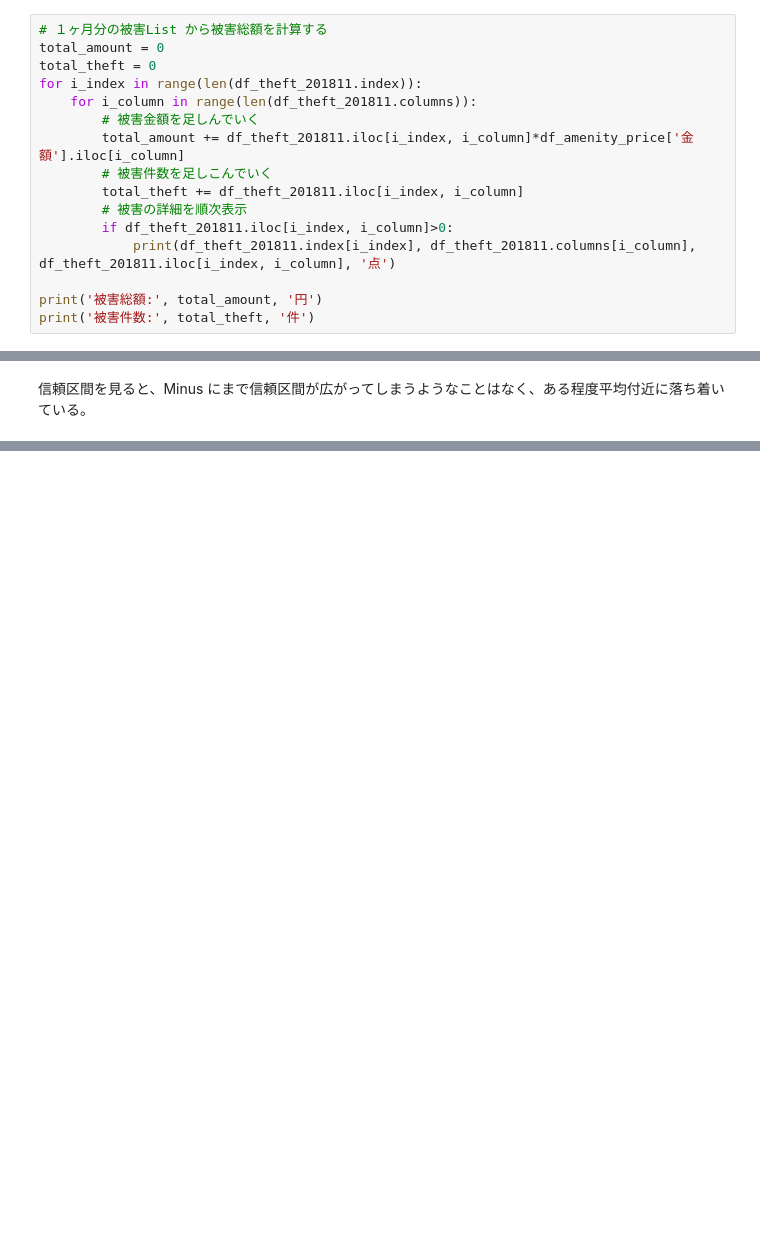
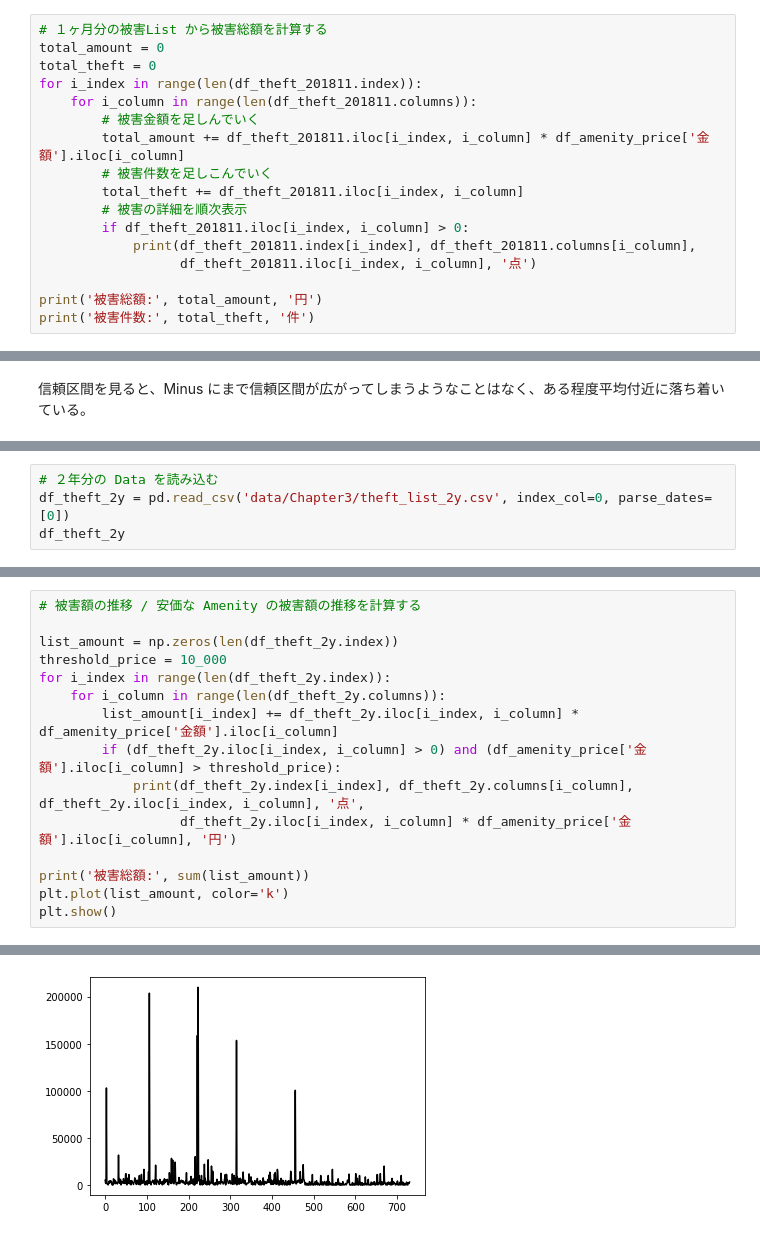
Before and after one commit to 1024xx4/math_programing_for_ai_and_ds, a Jupyter notebook: number_of_required_data.ipynb, the cells around one changed output, grey strips where cells are left out. Saved outputs shown, nothing was run; the diff lists cells and outputs as text; blank space fills up the shorter version.

Commit message:
Analyze: ２年分の Data による「答え合わせ」をしてみる#5

```diff
--- a/number_of_required_data.ipynb
+++ b/number_of_required_data.ipynb
@@ -318,12 +318,13 @@ total_theft = 0
 for i_index in range(len(df_theft_201811.index)):
     for i_column in range(len(df_theft_201811.columns)):
         # 被害金額を足しんでいく
-        total_amount += df_theft_201811.iloc[i_index, i_column]*df_amenity_price['金額'].iloc[i_column]
+        total_amount += df_theft_201811.iloc[i_index, i_column] * df_amenity_price['金額'].iloc[i_column]
         # 被害件数を足しこんでいく
         total_theft += df_theft_201811.iloc[i_index, i_column]
         # 被害の詳細を順次表示
-        if df_theft_201811.iloc[i_index, i_column]>0:
-            print(df_theft_201811.index[i_index], df_theft_201811.columns[i_column], df_theft_201811.iloc[i_index, i_column], '点')
+        if df_theft_201811.iloc[i_index, i_column] > 0:
+            print(df_theft_201811.index[i_index], df_theft_201811.columns[i_column],
+                  df_theft_201811.iloc[i_index, i_column], '点')
 
 print('被害総額:', total_amount, '円')
 print('被害件数:', total_theft, '件')
@@ -681,0 +695,4 @@ plt.show()
+# %%
+# ２年分の Data を読み込む
+df_theft_2y = pd.read_csv('data/Chapter3/theft_list_2y.csv', index_col=0, parse_dates=[0])
+df_theft_2y
@@ -681,0 +714,16 @@ plt.show()
+# %%
+# 被害額の推移 / 安価な Amenity の被害額の推移を計算する
+
+list_amount = np.zeros(len(df_theft_2y.index))
+threshold_price = 10_000
+for i_index in range(len(df_theft_2y.index)):
+    for i_column in range(len(df_theft_2y.columns)):
+        list_amount[i_index] += df_theft_2y.iloc[i_index, i_column] * df_amenity_price['金額'].iloc[i_column]
+        if (df_theft_2y.iloc[i_index, i_column] > 0) and (df_amenity_price['金額'].iloc[i_column] > threshold_price):
+            print(df_theft_2y.index[i_index], df_theft_2y.columns[i_column], df_theft_2y.iloc[i_index, i_column], '点',
+                  df_theft_2y.iloc[i_index, i_column] * df_amenity_price['金額'].iloc[i_column], '円')
+
+print('被害総額:', sum(list_amount))
+plt.plot(list_amount, color='k')
+plt.show()
+# %% [output]
@@ -681,0 +745 @@ plt.show()
+[figure, added]
```
Also changed, not shown: parts of 15 cells of this notebook.
